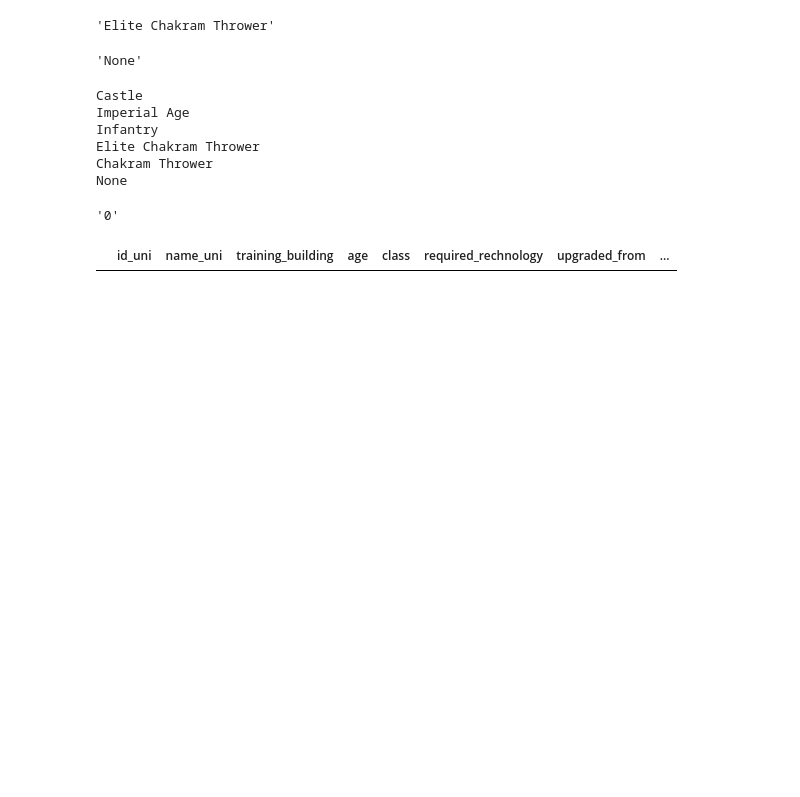
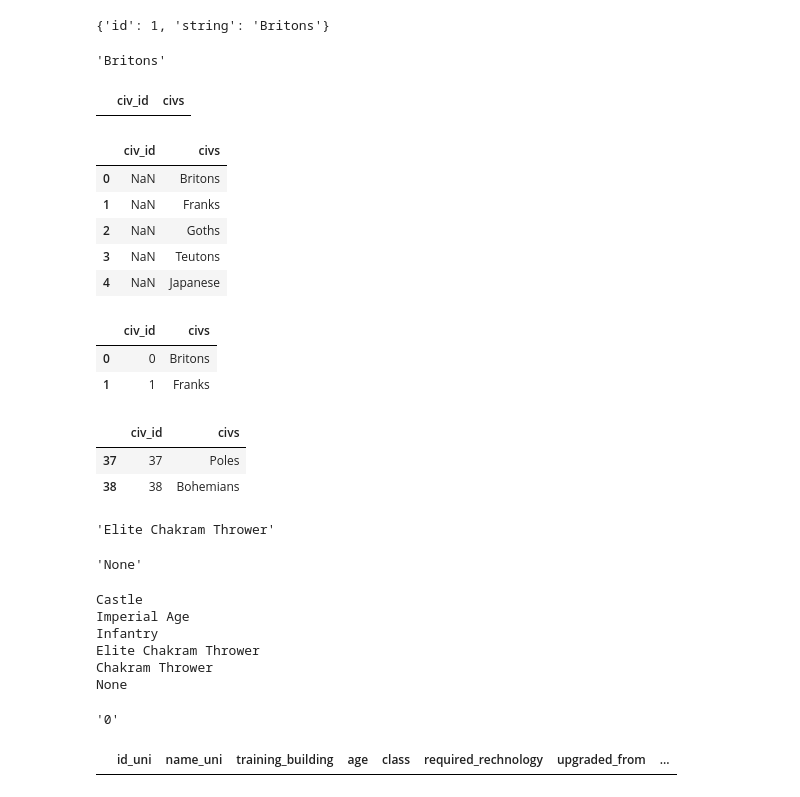
Before and after one commit to segomismo/Proyecto-ETL, a Jupyter notebook: src/api.ipynb, the cells around one changed output. Drawn from its saved outputs; the diff is of its cells as text; code cells hidden in the pictures; blank space fills up the shorter version.

```diff
--- a/src/api.ipynb
+++ b/src/api.ipynb
@@ -13,5 +13,5 @@ import numpy as np
 # %%
 BASE_URL = "https://aoe2.net/api/strings?game=aoe2de&language=en"
 # %%
-#res = req.get(BASE_URL)
-#res
+res = req.get(BASE_URL)
+res
@@ -22,8 +44,12 @@ BASE_URL = "https://aoe2.net/api/strings?game=aoe2de&language=en"
 # %%
-#res.json()["civ"][0]
+res.json()["civ"][0]
+# %% [output]
+{'id': 1, 'string': 'Britons'}
 # %%
-#res.json()["civ"][0]["string"]
+res.json()["civ"][0]["string"]
 #está aqui el nombre de las civilizaciones que quiero
+# %% [output]
+'Britons'
 # %%
-#data = pd.DataFrame(columns = ["civ_id", "civs"])
+data = pd.DataFrame(columns = ["civ_id", "civs"])
 #creo un data frame para introducir las civilizaciones y su nombre
@@ -32,3 +56,7 @@ BASE_URL = "https://aoe2.net/api/strings?game=aoe2de&language=en"
+# %%
+data.head()
+# %% [output]
+|  | civ_id | civs |
 # %%
-#data.civs = [civ["string"] for civ in res.json()["civ"]]
+data.civs = [civ["string"] for civ in res.json()["civ"]]
 #lleno civs con las civilizaciones
@@ -37 +63,10 @@ BASE_URL = "https://aoe2.net/api/strings?game=aoe2de&language=en"
+# %%
+data.head()
+# %% [output]
+|  | civ_id | civs |
+| 0 | NaN | Britons |
+| 1 | NaN | Franks |
+| 2 | NaN | Goths |
+| 3 | NaN | Teutons |
+| 4 | NaN | Japanese |
 # %%
@@ -39,7 +74,15 @@ BASE_URL = "https://aoe2.net/api/strings?game=aoe2de&language=en"
 # %%
-#data.head(2)
+data.head(2)
+# %% [output]
+|  | civ_id | civs |
+| 0 | 0 | Britons |
+| 1 | 1 | Franks |
 # %%
-#data.tail(2)
+data.tail(2)
+# %% [output]
+|  | civ_id | civs |
+| 37 | 37 | Poles |
+| 38 | 38 | Bohemians |
 # %%
 #hecho
 #ahora vamos a sacar la informacion de todas la unidades a traves de una pagina web escrapeando:
```
Also changed, not shown: parts of 11 cells of this notebook, 7 other files.
